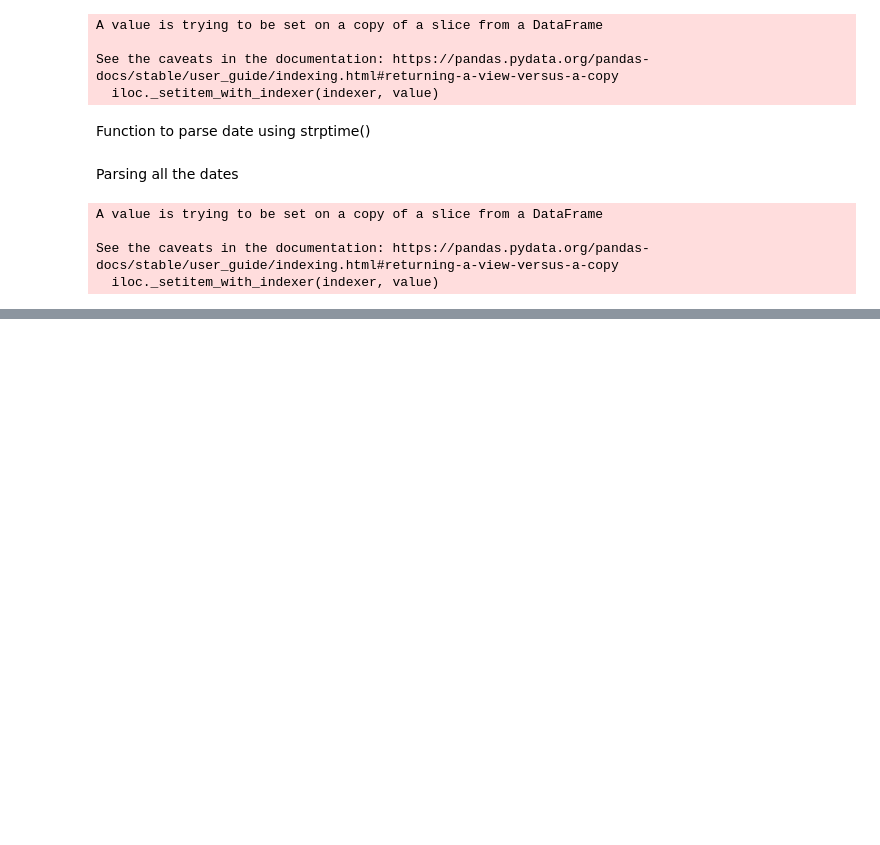
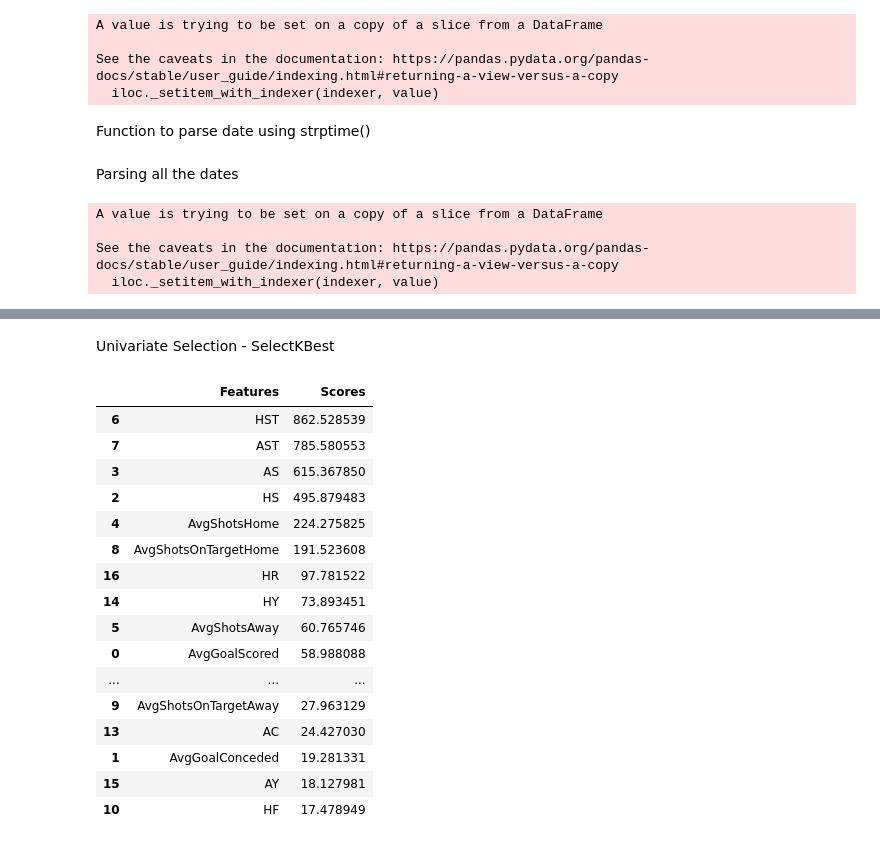
Before and after one commit to abink17/EPL-Prediction, a Jupyter notebook: EPLprediction.ipynb, the cells around one changed output, grey strips where cells are left out. Cells and saved outputs as stored; diff of their text form; code cells hidden in the pictures; blank space fills up the shorter version.

Commit message:
Added Feature Selection

```diff
--- a/EPLprediction.ipynb
+++ b/EPLprediction.ipynb
@@ -264,0 +264,28 @@ temp_df[['Date','HomeTeam','AwayTeam','FTR','HTR','FTHG','FTAG','AvgGoalScored',
+# %% [markdown]
+Univariate Selection - SelectKBest
+# %%
+model_kbest = SelectKBest(score_func=chi2)
+kbest = model_kbest.fit(X_feature, Y_feature)
+dffeatures = pd.DataFrame(X_feature.columns)
+dfscores = pd.DataFrame(kbest.scores_)
+KBest_features = pd.concat([dffeatures,dfscores], axis=1)
+KBest_features.columns = ['Features', 'Scores']
+display(KBest_features.sort_values('Scores', ascending=False))
+# %% [output]
+|  | Features | Scores |
+| 6 | HST | 862.528539 |
+| 7 | AST | 785.580553 |
+| 3 | AS | 615.367850 |
+| 2 | HS | 495.879483 |
+| 4 | AvgShotsHome | 224.275825 |
+| 8 | AvgShotsOnTargetHome | 191.523608 |
+| 16 | HR | 97.781522 |
+| 14 | HY | 73.893451 |
+| 5 | AvgShotsAway | 60.765746 |
+| 0 | AvgGoalScored | 58.988088 |
+| ... | ... | ... |
+| 9 | AvgShotsOnTargetAway | 27.963129 |
+| 13 | AC | 24.427030 |
+| 1 | AvgGoalConceded | 19.281331 |
+| 15 | AY | 18.127981 |
+| 10 | HF | 17.478949 |
```
Also changed, not shown: parts of 15 cells of this notebook.
